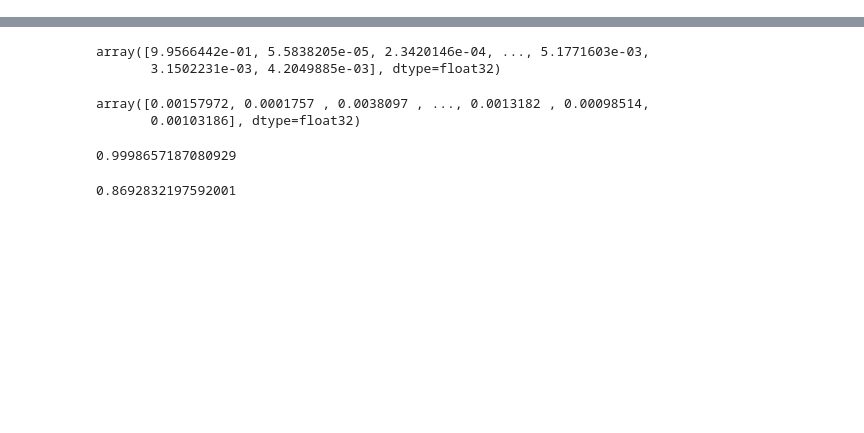
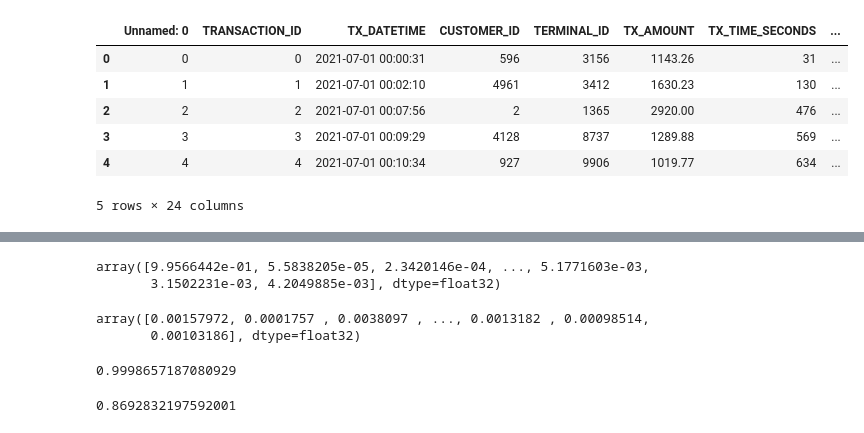
Before and after one commit to svv73/fraud_detection, a Jupyter notebook: fraud-detection-ml.ipynb, the cells around one changed output, grey strips where cells are left out. Saved outputs shown, nothing was run; the diff lists cells and outputs as text; code cells hidden in the pictures; blank space fills up the shorter version.

```diff
--- a/fraud-detection-ml.ipynb
+++ b/fraud-detection-ml.ipynb
@@ -66,6 +65,16 @@ def get_train_test_set(transactions_df,
     return (train_df, test_df)
 # %%
 transactions_df = pd.read_csv('simulated-data-raw/trs.csv', parse_dates=['TX_DATETIME'])
+# %%
+transactions_df.head()
+# %% [output]
+|  | Unnamed: 0 | TRANSACTION_ID | TX_DATETIME | CUSTOMER_ID | TERMINAL_ID | TX_AMOUNT | TX_TIME_SECONDS | ... |
+| 0 | 0 | 0 | 2021-07-01 00:00:31 | 596 | 3156 | 1143.26 | 31 | ... |
+| 1 | 1 | 1 | 2021-07-01 00:02:10 | 4961 | 3412 | 1630.23 | 130 | ... |
+| 2 | 2 | 2 | 2021-07-01 00:07:56 | 2 | 1365 | 2920.00 | 476 | ... |
+| 3 | 3 | 3 | 2021-07-01 00:09:29 | 4128 | 8737 | 1289.88 | 569 | ... |
+| 4 | 4 | 4 | 2021-07-01 00:10:34 | 927 | 9906 | 1019.77 | 634 | ... |
+5 rows × 24 columns
 # %%
 start_date_training = datetime.datetime.strptime("2021-11-25", "%Y-%m-%d")
 # %%
```
Also changed, not shown: parts of 5 cells of this notebook, 1 other file.
